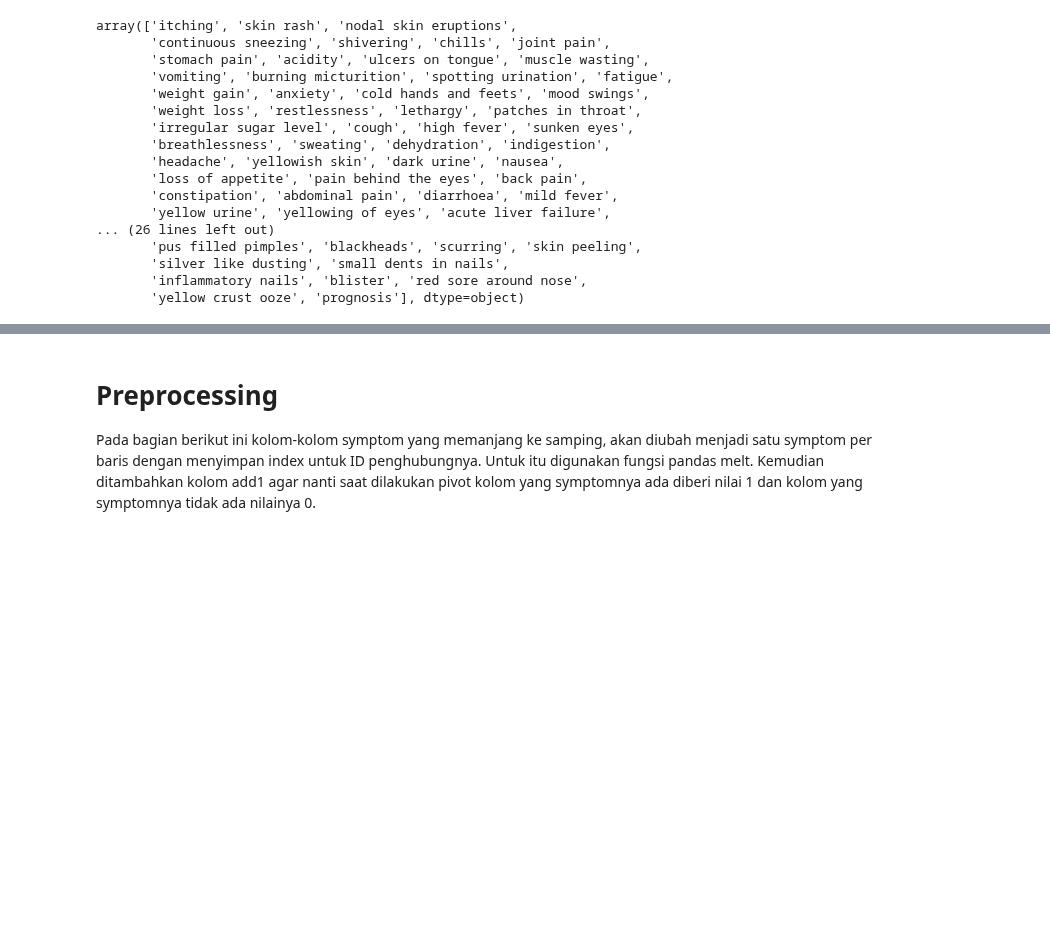
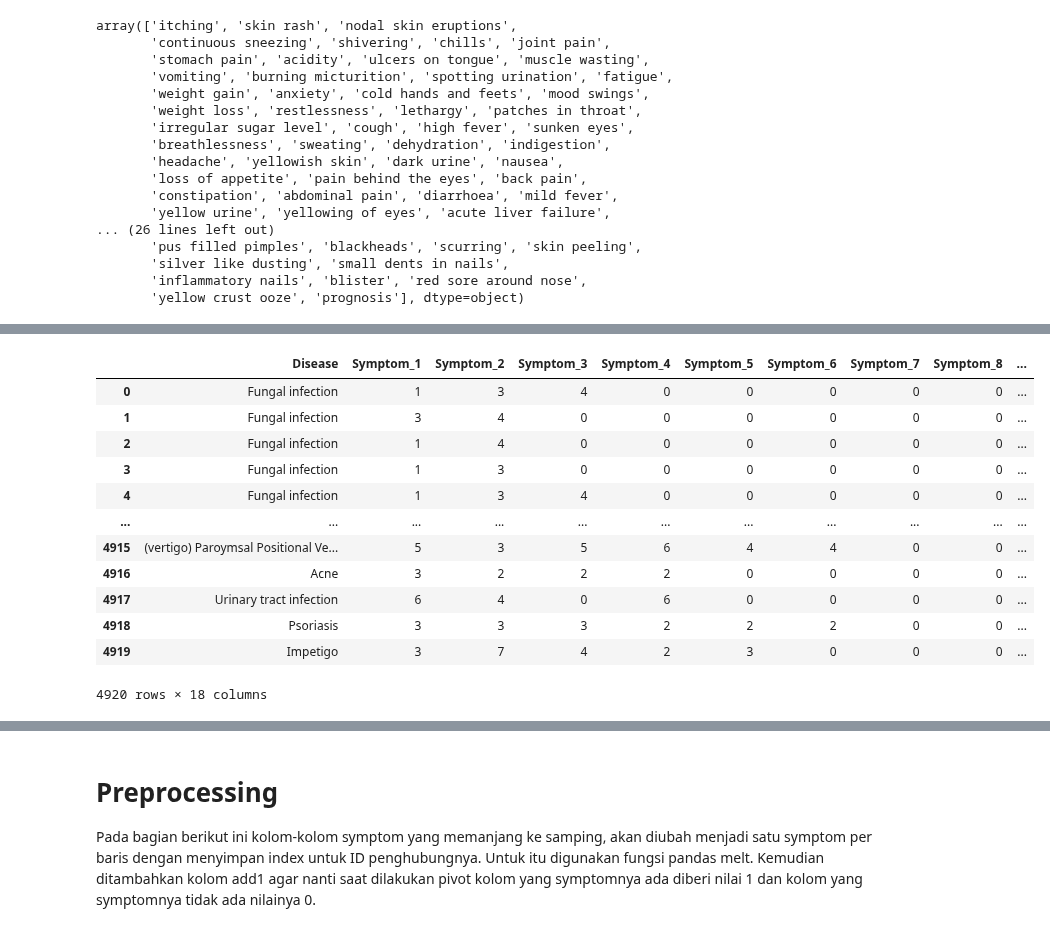
Before and after one commit to meidianarahmawati/mlt2hc7, a Jupyter notebook: Final Project.ipynb, the cells around one changed output, grey strips where cells are left out. Saved outputs shown, nothing was run; the diff lists cells and outputs as text; code cells hidden in the pictures; blank space fills up the shorter version.

```diff
--- a/Final Project.ipynb
+++ b/Final Project.ipynb
@@ -295,0 +334,10 @@ array(['itching', 'skin rash', 'nodal skin eruptions',
+# %%
+cols = df_vis.columns
+
+data = df_vis[cols].values.flatten()
+reshaped = pd.Series(data)
+reshaped = reshaped.str.strip()
+reshaped = reshaped.values.reshape(df_vis.shape)
+
+df_vis2 = pd.DataFrame(reshaped, columns = df_vis.columns)
+df_vis2.head()
@@ -295,0 +351,4 @@ array(['itching', 'skin rash', 'nodal skin eruptions',
+# %%
+#mengisi nilai NaN dengan 0, supaya bisa divisualisasikan
+df_vis2 = df_vis2.fillna(0)
+df_vis2.head()
@@ -295,0 +380,20 @@ array(['itching', 'skin rash', 'nodal skin eruptions',
+# %%
+#pemberian nilai 0 terhadap 3 gejala dischromic  patches,  spotting  urination, foul smell of urine karena gejala tidak berpengaruh pada penyakit
+df_vis3 = df_vis3.replace('dischromic  patches', 0)
+df_vis3 = df_vis3.replace('spotting  urination', 0)
+df_vis3 = df_vis3.replace('foul smell of urine', 0)
+df_vis3
+# %% [output]
+|  | Disease | Symptom_1 | Symptom_2 | Symptom_3 | Symptom_4 | Symptom_5 | Symptom_6 | Symptom_7 | Symptom_8 | ... |
+| 0 | Fungal infection | 1 | 3 | 4 | 0 | 0 | 0 | 0 | 0 | ... |
+| 1 | Fungal infection | 3 | 4 | 0 | 0 | 0 | 0 | 0 | 0 | ... |
+| 2 | Fungal infection | 1 | 4 | 0 | 0 | 0 | 0 | 0 | 0 | ... |
+| 3 | Fungal infection | 1 | 3 | 0 | 0 | 0 | 0 | 0 | 0 | ... |
+| 4 | Fungal infection | 1 | 3 | 4 | 0 | 0 | 0 | 0 | 0 | ... |
+| ... | ... | ... | ... | ... | ... | ... | ... | ... | ... | ... |
+| 4915 | (vertigo) Paroymsal Positional Ve... | 5 | 3 | 5 | 6 | 4 | 4 | 0 | 0 | ... |
+| 4916 | Acne | 3 | 2 | 2 | 2 | 0 | 0 | 0 | 0 | ... |
+| 4917 | Urinary tract infection | 6 | 4 | 0 | 6 | 0 | 0 | 0 | 0 | ... |
+| 4918 | Psoriasis | 3 | 3 | 3 | 2 | 2 | 2 | 0 | 0 | ... |
+| 4919 | Impetigo | 3 | 7 | 4 | 2 | 3 | 0 | 0 | 0 | ... |
+4920 rows × 18 columns
```
Also changed, not shown: parts of 12 cells of this notebook.
